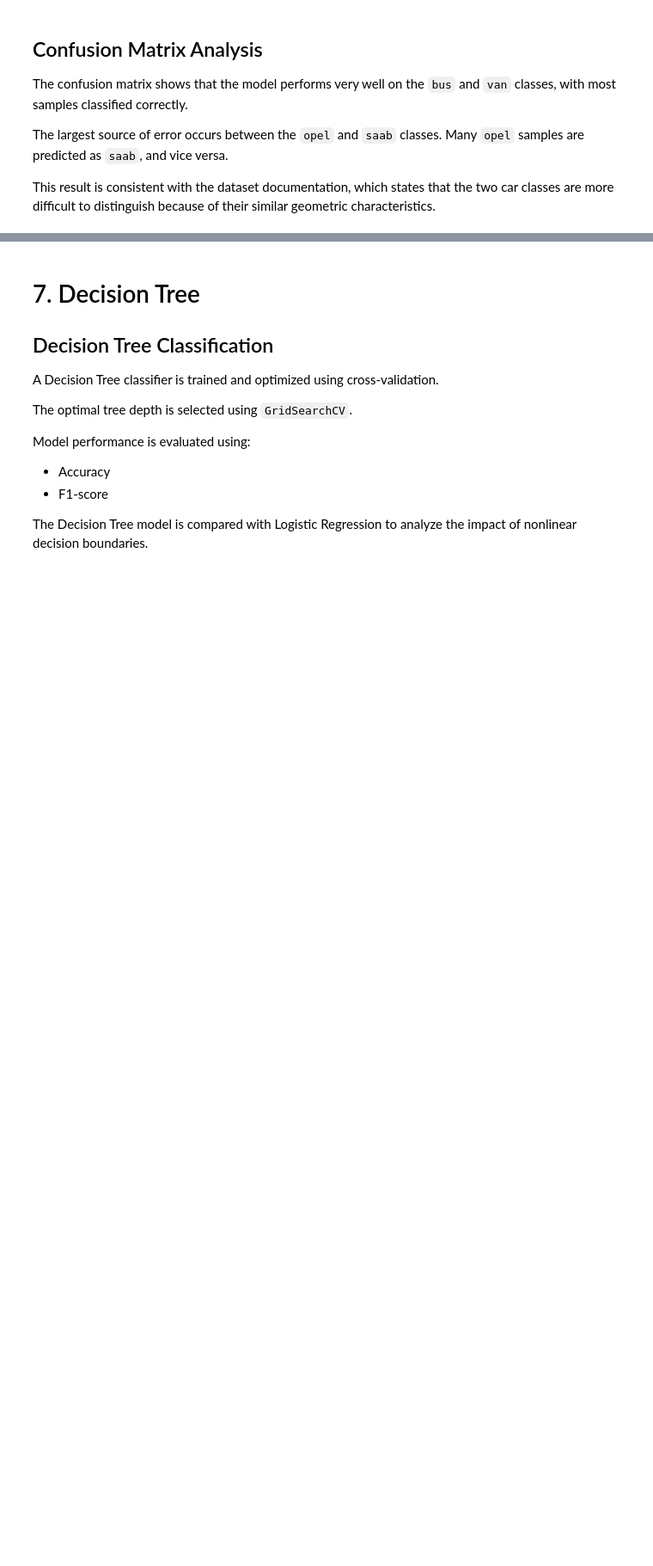
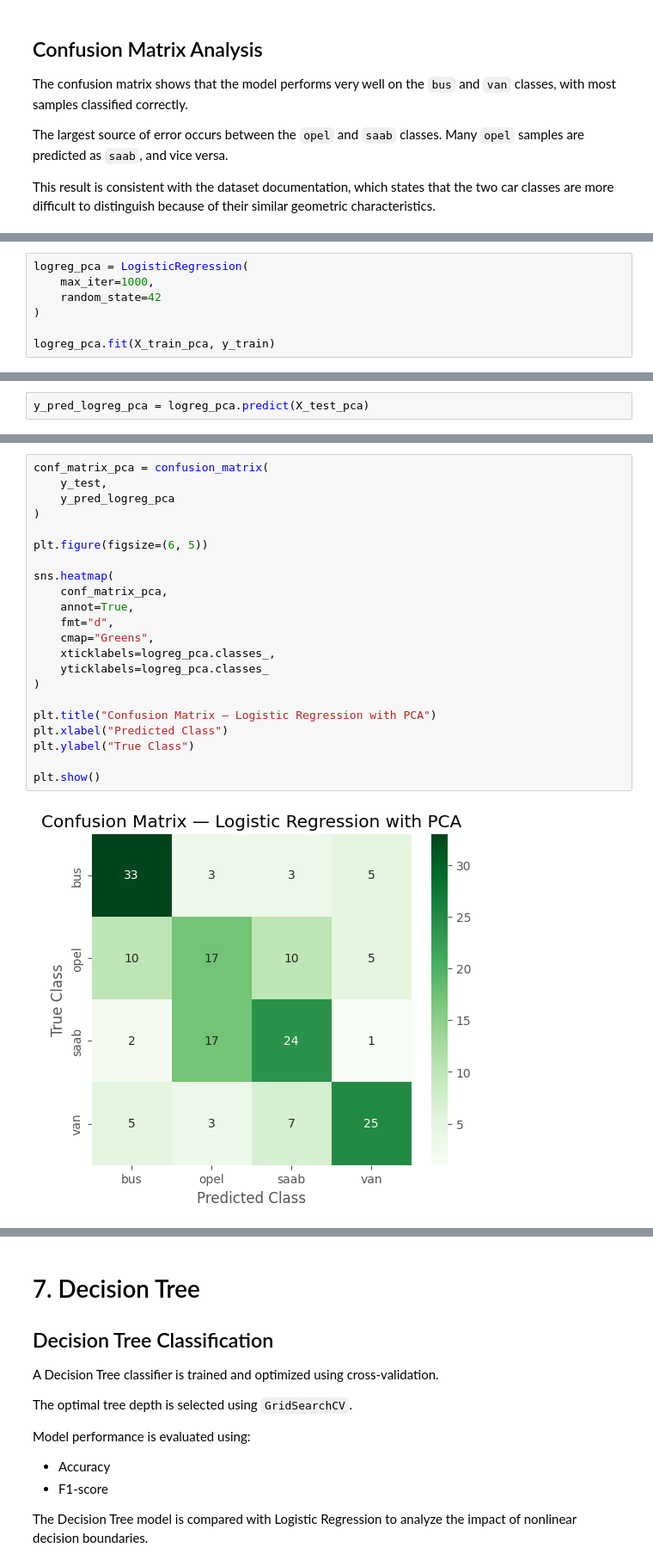
Before and after one commit to Haruw09/vehicle-silhouettes-ml-pipeline, a Jupyter notebook: notebooks/ml_pipeline.ipynb, the cells around one changed output, grey strips where cells are left out. Shown at 86% size. Cells and saved outputs as stored; diff of their text form; blank space fills up the shorter version.

```diff
--- a/notebooks/ml_pipeline.ipynb
+++ b/notebooks/ml_pipeline.ipynb
@@ -519,0 +577,7 @@ The purpose of PCA is to investigate whether dimensionality reduction improves m
+# %%
+logreg_pca = LogisticRegression(
+    max_iter=1000,
+    random_state=42
+)
+
+logreg_pca.fit(X_train_pca, y_train)
@@ -519,0 +586,2 @@ The purpose of PCA is to investigate whether dimensionality reduction improves m
+# %%
+y_pred_logreg_pca = logreg_pca.predict(X_test_pca)
@@ -519,0 +623,24 @@ The purpose of PCA is to investigate whether dimensionality reduction improves m
+# %%
+conf_matrix_pca = confusion_matrix(
+    y_test,
+    y_pred_logreg_pca
+)
+
+plt.figure(figsize=(6, 5))
+
+sns.heatmap(
+    conf_matrix_pca,
+    annot=True,
+    fmt="d",
+    cmap="Greens",
+    xticklabels=logreg_pca.classes_,
+    yticklabels=logreg_pca.classes_
+)
+
+plt.title("Confusion Matrix — Logistic Regression with PCA")
+plt.xlabel("Predicted Class")
+plt.ylabel("True Class")
+
+plt.show()
+# %% [output]
+[figure, added]
```
Also changed, not shown: parts of 12 cells of this notebook.
